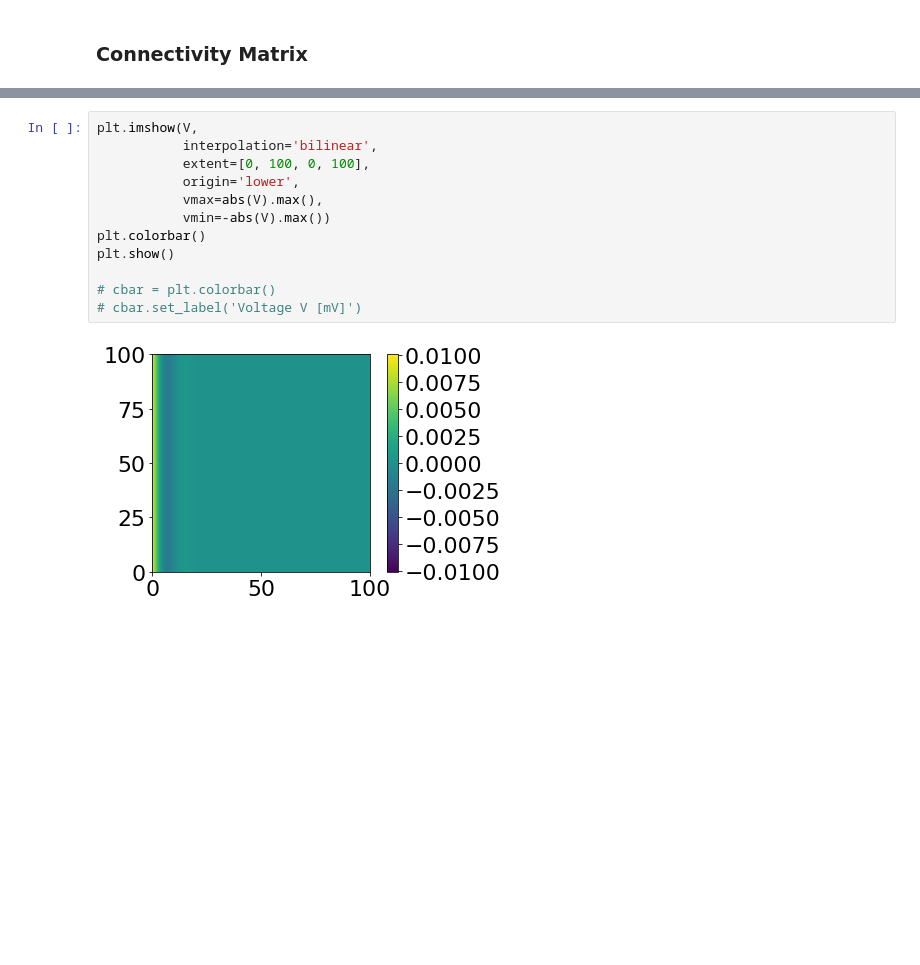
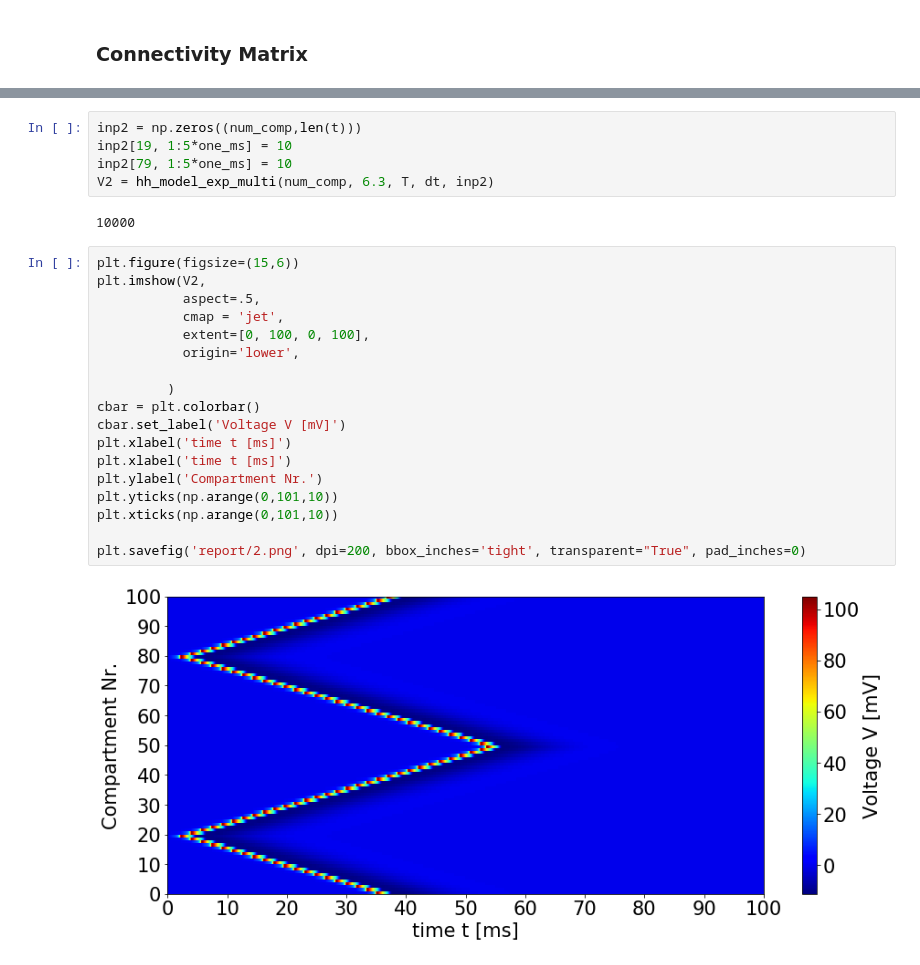
Before and after one commit to alTeska/Neuroprostetic, a Jupyter notebook: exercise_5/exercise5.ipynb, the cells around one changed output, grey strips where cells are left out. Drawn from its saved outputs; the diff is of its cells as text; blank space fills up the shorter version.

```diff
--- a/exercise_5/exercise5.ipynb
+++ b/exercise_5/exercise5.ipynb
@@ -218,14 +230,27 @@ plt.plot(t1, V[1,:], label='membrane potential');
-# %%
-plt.imshow(V,
-           interpolation='bilinear',
-           extent=[0, 100, 0, 100],
-           origin='lower',
-           vmax=abs(V).max(),
-           vmin=-abs(V).max())
-plt.colorbar()
-plt.show()
-
-# cbar = plt.colorbar()
-# cbar.set_label('Voltage V [mV]')
-# %% [output]
-[figure, removed]
+# %%
+inp2 = np.zeros((num_comp,len(t)))
+inp2[19, 1:5*one_ms] = 10
+inp2[79, 1:5*one_ms] = 10
+V2 = hh_model_exp_multi(num_comp, 6.3, T, dt, inp2)
+# %% [output]
+10000
+# %%
+plt.figure(figsize=(15,6))
+plt.imshow(V2,
+           aspect=.5,
+           cmap = 'jet',
+           extent=[0, 100, 0, 100],
+           origin='lower',
+
+         )
+cbar = plt.colorbar()
+cbar.set_label('Voltage V [mV]')
+plt.xlabel('time t [ms]')
+plt.xlabel('time t [ms]')
+plt.ylabel('Compartment Nr.')
+plt.yticks(np.arange(0,101,10))
+plt.xticks(np.arange(0,101,10))
+
+plt.savefig('report/2.png', dpi=200, bbox_inches='tight', transparent="True", pad_inches=0)
+# %% [output]
+[figure, added]
```
Also changed, not shown: parts of 15 cells of this notebook, 4 other files.
